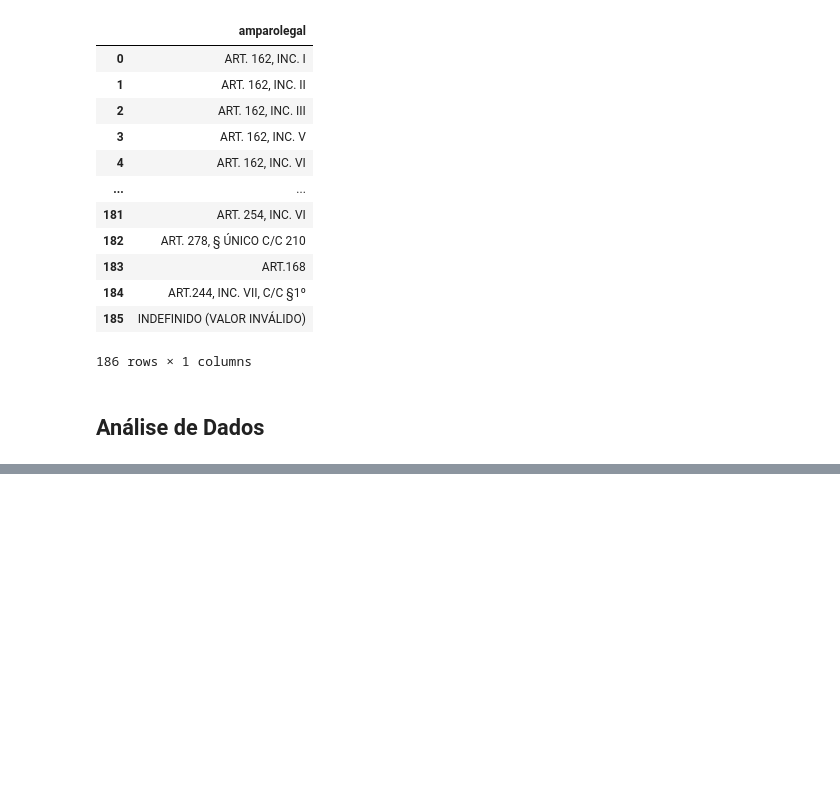
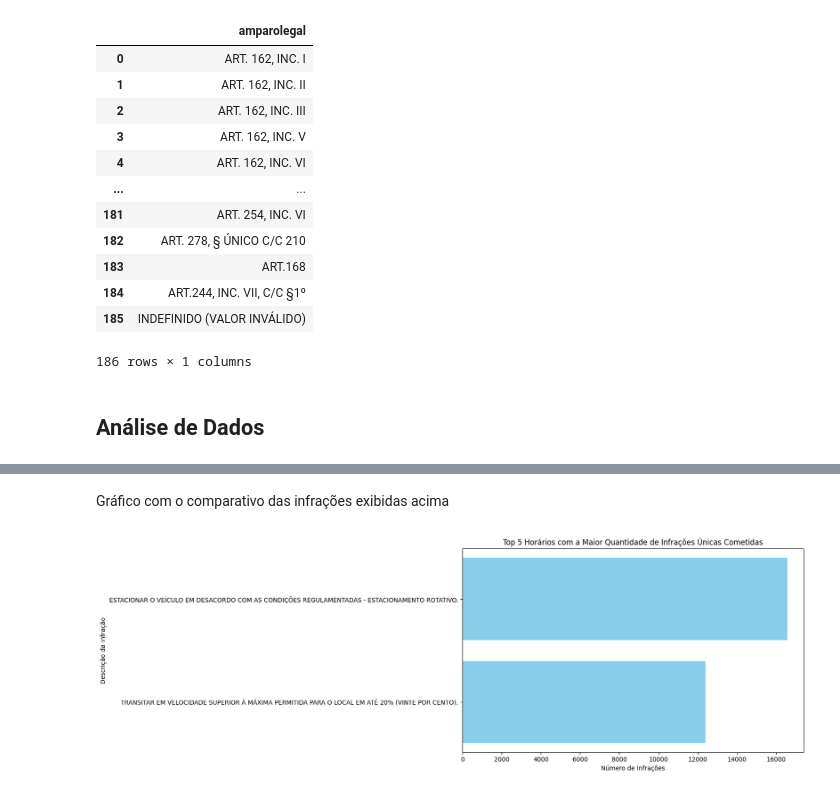
Before and after one commit to Barros313/Big-Data-1---Senac-TADS028, a Jupyter notebook: pyspark/infracoes_pyspark.ipynb, the cells around one changed output, grey strips where cells are left out. Cells and saved outputs as stored; diff of their text form; code cells hidden in the pictures; blank space fills up the shorter version.

```diff
--- a/pyspark/infracoes_pyspark.ipynb
+++ b/pyspark/infracoes_pyspark.ipynb
@@ -219,0 +288,28 @@ df.select('amparolegal').distinct().orderBy('amparolegal').toPandas()
+# %%
+from pyspark.sql.window import Window
+
+pd.set_option('display.max_colwidth', None)
+
+# Selecionar descrições de infrações
+df_descricaoinfracao = df.groupBy('descricaoinfracao').count().orderBy('count', ascending=False)
+
+# Formatar coluna Hora Infração e selecionar valores
+df_cast_timestamp = df.withColumn('horainfracao', df['horainfracao'].cast('timestamp'))
+df_hora_column = df_cast_timestamp.withColumn('hora', hour('horainfracao'))
+
+# Agrupar valores
+df_grouped_descricao_hour = df_hora_column.groupBy('hora', 'descricaoinfracao').count()
+
+windownSpec = Window.partitionBy('hora').orderBy(col('count').desc())
+
+# Rankear infrações cometidas por horário
+df_ranked_descricao_hour = df_grouped_descricao_hour.withColumn('rank', row_number().over(windownSpec))
+df_top_descriptions = df_ranked_descricao_hour.filter(col('rank') == 1).drop('rank')
+
+# Relacionar infração com hora e ordenar hora por quantidade de infrações cometidas
+df_joined_descricao_hour = df.withColumn('hora', hour('horainfracao')).groupBy('hora', 'descricaoinfracao').count().orderBy('hora', 'count', ascending=False)
+
+df_infracoes_por_hora_top_5 = df_top_descriptions.orderBy(col('count').desc()).limit(5).toPandas()
+
+# Mostrar top 5 horário com infrações únicas cometidas
+df_top_descriptions.orderBy(col('count').desc()).limit(5).toPandas()
@@ -219,0 +323,13 @@ df.select('amparolegal').distinct().orderBy('amparolegal').toPandas()
+# %% [markdown]
+Gráfico com o comparativo das infrações exibidas acima
+# %%
+# Gráfico de ocorrências das infrações filtradas acima
+plt.figure(figsize=(10, 6))
+plt.barh(df_infracoes_por_hora_top_5['descricaoinfracao'], df_infracoes_por_hora_top_5['count'], color='skyblue')
+plt.xlabel('Número de Infrações')
+plt.ylabel('Descrição da Infração')
+plt.title('Top 5 Horários com a Maior Quantidade de Infrações Únicas Cometidas')
+plt.gca().invert_yaxis()
+plt.show()
+# %% [output]
+[figure, added]
```
Also changed, not shown: parts of 11 cells of this notebook.
